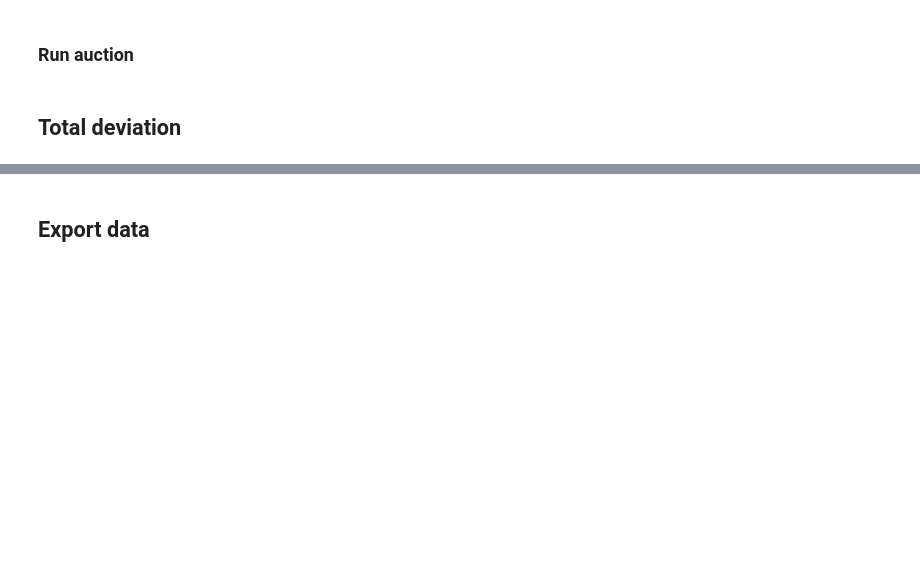
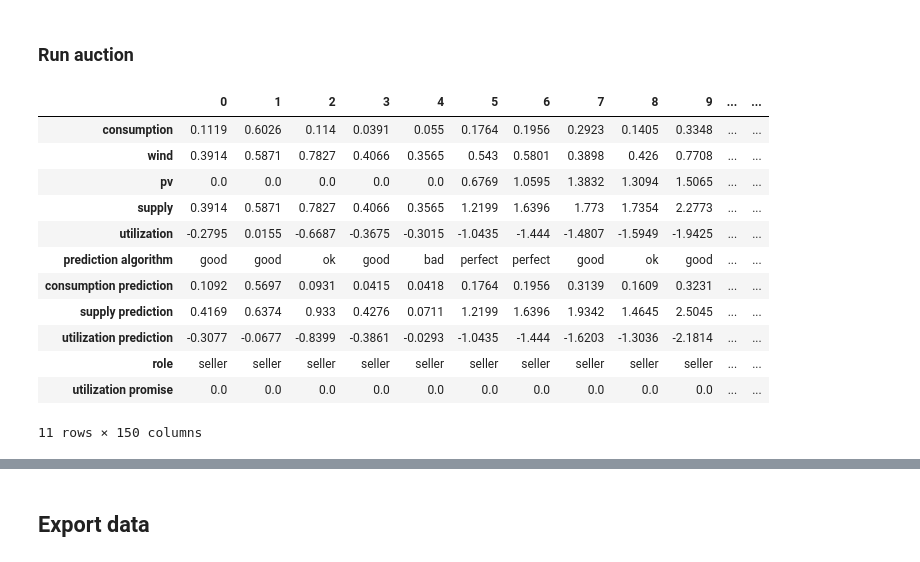
Before and after one commit to erik-3milabs/private-billings-data-generation, a Jupyter notebook: generation.ipynb, the cells around one changed output, grey strips where cells are left out. Cells and saved outputs as stored; diff of their text form; code cells hidden in the pictures; blank space fills up the shorter version.

```diff
--- a/generation.ipynb
+++ b/generation.ipynb
@@ -104,12 +159,11 @@ assert len(predictions_set) == HOUSEHOLDS
 random.shuffle(predictions_set)
 
 
-for ts_idx, ts in enumerate(data):
+for ts_idx, ts in enumerate(user_data):
     for stats, prediction_settings in zip(ts, predictions_set):
         category, interval = prediction_settings
 
         # predict based on
-        # cp_profile = stats['cp profile']
         supply = stats['supply']
         consumption = stats['consumption']
 
@@ -121,8 +175,10 @@ for ts_idx, ts in enumerate(data):
         pred_consumption = round(consumption + consumption_error, DECIMAL_PRECISION)
 
         stats['prediction algorithm'] = category
-        stats['consumption prediction'] = abs(pred_consumption)
-        stats['supply prediction'] = abs(pred_supply)
+        stats['consumption prediction'] = pred_consumption
+        stats['supply prediction'] = pred_supply
 
-df = pd.DataFrame(data[13]).T
+        stats['utilization prediction'] = pred_consumption - pred_supply
+
+df = pd.DataFrame(user_data[13]).T
 df
@@ -228,2 +219,0 @@ df
-# %% [markdown]
-## Total deviation
@@ -275,5 +219,0 @@ for ts_idx, ts in enumerate(data):
-# %%
-# Overwrite trading price to be TRADING_PRICE
-for ts in data:
-    for hh_stats in ts:
-        hh_stats['trading price'] = TRADING_PRICE
@@ -303,0 +220,62 @@ for ts_idx, ts in enumerate(data):
+# %%
+BUYER_PRICE_INTERVAL = 0.05, 0.19
+SELLER_PRICE_INTERVAL = 0.06, 0.20
+TRADING_PRICE = 0.11
+
+def get_random_price(interval):
+    return round(random.uniform(*interval), 2)
+
+for ts_idx, ts in enumerate(user_data):
+    # Determine role for this round
+    buyers, sellers = [], []
+    for hh_stats in ts:
+
+        if hh_stats['utilization prediction'] >= 0:
+            role = "buyer"
+            buyers.append(hh_stats)
+        else:
+            role = "seller"
+            sellers.append(hh_stats)
+        hh_stats['role'] = role
+
+    # Select trading price for this ts
+    trading_price = TRADING_PRICE * random.uniform(0.90, 1.10)
+    context_data[ts_idx]['trading price'] = round(trading_price, DECIMAL_PRECISION)
+
+    # Randomly select accepted buyers
+    for buyer in buyers:
+        bid = get_random_price(BUYER_PRICE_INTERVAL)
+
+        # Specify promise if you're accepted
+        if bid >= TRADING_PRICE:
+            buyer['utilization promise'] = buyer['utilization prediction']
+        else:
+            buyer['utilization promise'] = 0
+
+
+    # Randomly select accepted sellers
+    for seller in sellers:
+        offer = get_random_price(SELLER_PRICE_INTERVAL)
+
+        # Specify promise if you're accepted
+        if bid <= TRADING_PRICE:
+            seller['utilization promise'] = seller['utilization prediction']
+        else:
+            seller['utilization promise'] = 0
+
+df = pd.DataFrame(user_data[14]).T
+df
+# %% [output]
+|  | 0 | 1 | 2 | 3 | 4 | 5 | 6 | 7 | 8 | 9 | ... | ... |
+| consumption | 0.1119 | 0.6026 | 0.114 | 0.0391 | 0.055 | 0.1764 | 0.1956 | 0.2923 | 0.1405 | 0.3348 | ... | ... |
+| wind | 0.3914 | 0.5871 | 0.7827 | 0.4066 | 0.3565 | 0.543 | 0.5801 | 0.3898 | 0.426 | 0.7708 | ... | ... |
+| pv | 0.0 | 0.0 | 0.0 | 0.0 | 0.0 | 0.6769 | 1.0595 | 1.3832 | 1.3094 | 1.5065 | ... | ... |
+| supply | 0.3914 | 0.5871 | 0.7827 | 0.4066 | 0.3565 | 1.2199 | 1.6396 | 1.773 | 1.7354 | 2.2773 | ... | ... |
+| utilization | -0.2795 | 0.0155 | -0.6687 | -0.3675 | -0.3015 | -1.0435 | -1.444 | -1.4807 | -1.5949 | -1.9425 | ... | ... |
+| prediction algorithm | good | good | ok | good | bad | perfect | perfect | good | ok | good | ... | ... |
+| consumption prediction | 0.1092 | 0.5697 | 0.0931 | 0.0415 | 0.0418 | 0.1764 | 0.1956 | 0.3139 | 0.1609 | 0.3231 | ... | ... |
+| supply prediction | 0.4169 | 0.6374 | 0.933 | 0.4276 | 0.0711 | 1.2199 | 1.6396 | 1.9342 | 1.4645 | 2.5045 | ... | ... |
+| utilization prediction | -0.3077 | -0.0677 | -0.8399 | -0.3861 | -0.0293 | -1.0435 | -1.444 | -1.6203 | -1.3036 | -2.1814 | ... | ... |
+| role | seller | seller | seller | seller | seller | seller | seller | seller | seller | seller | ... | ... |
+| utilization promise | 0.0 | 0.0 | 0.0 | 0.0 | 0.0 | 0.0 | 0.0 | 0.0 | 0.0 | 0.0 | ... | ... |
+11 rows × 150 columns
```
Also changed, not shown: parts of 21 cells of this notebook, 3 other files.
